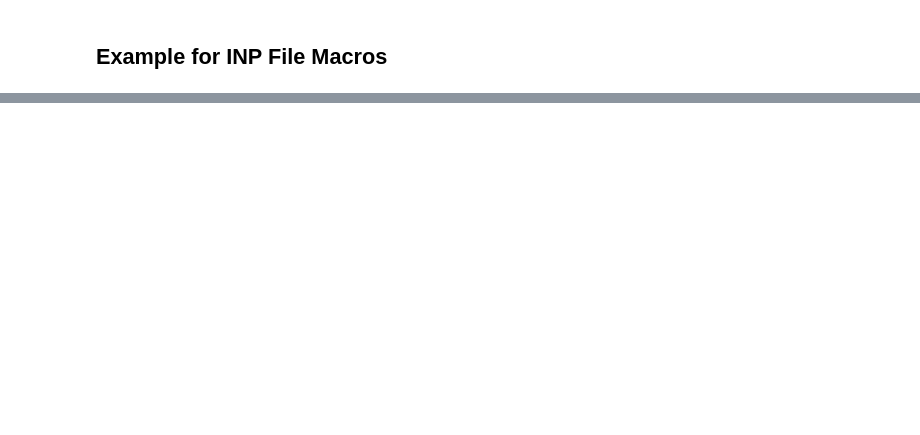
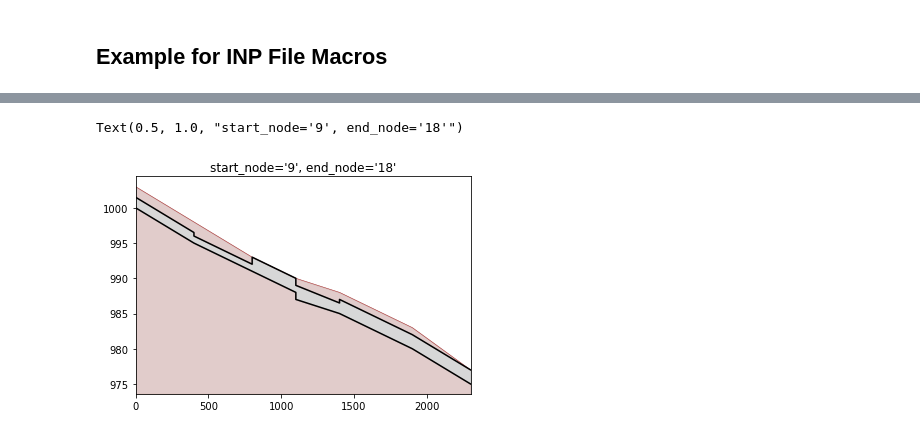
Before and after one commit to michaeltryby/swmm_api, a Jupyter notebook: examples/inp_file_macros.ipynb, the cells around one changed output, grey strips where cells are left out. Drawn from its saved outputs; the diff is of its cells as text; code cells hidden in the pictures; blank space fills up the shorter version.

```diff
--- a/examples/inp_file_macros.ipynb
+++ b/examples/inp_file_macros.ipynb
@@ -11,0 +12,6 @@ fig, ax = plot_map(inp)
+# %%
+fig, ax = plot_longitudinal(inp, start_node='9', end_node='18', out=None, ax=None, zero_node=None)
+ax.set_title("start_node='9', end_node='18'")
+# %% [output]
+Text(0.5, 1.0, "start_node='9', end_node='18'")
+[figure, added]
```
Also changed, not shown: parts of 2 cells of this notebook, 1 other file.
